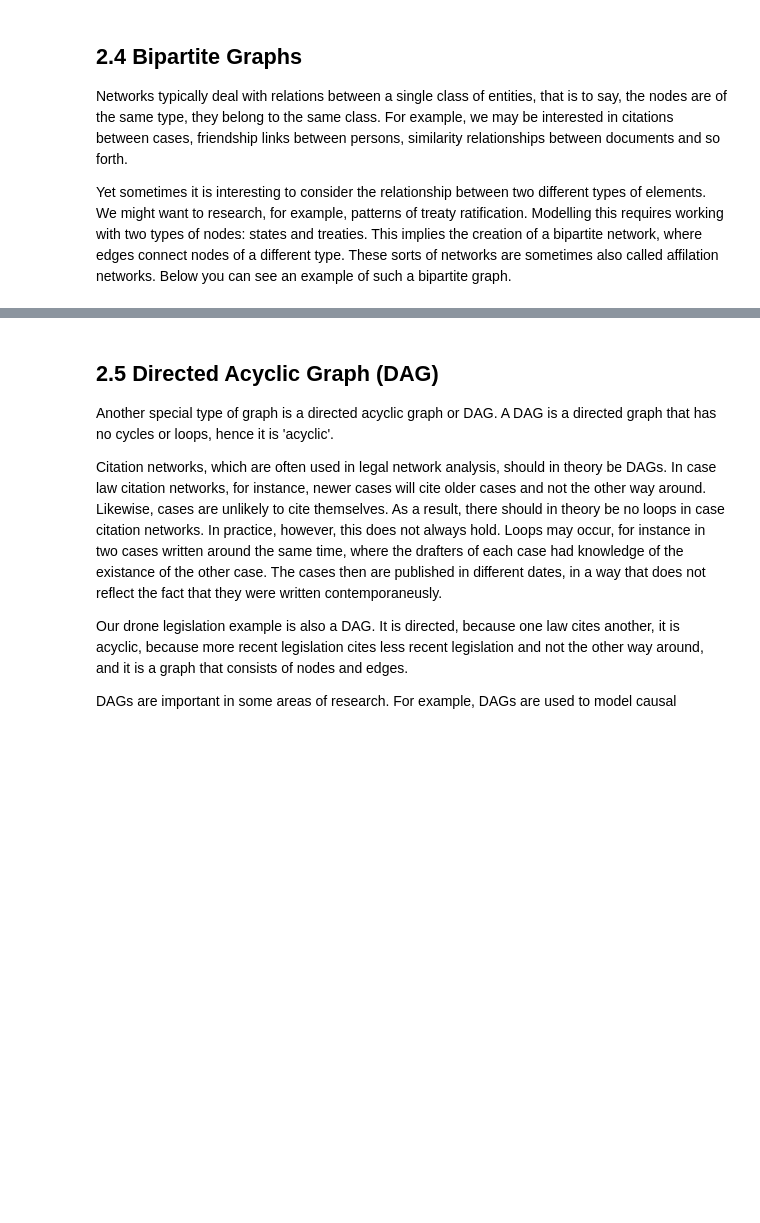
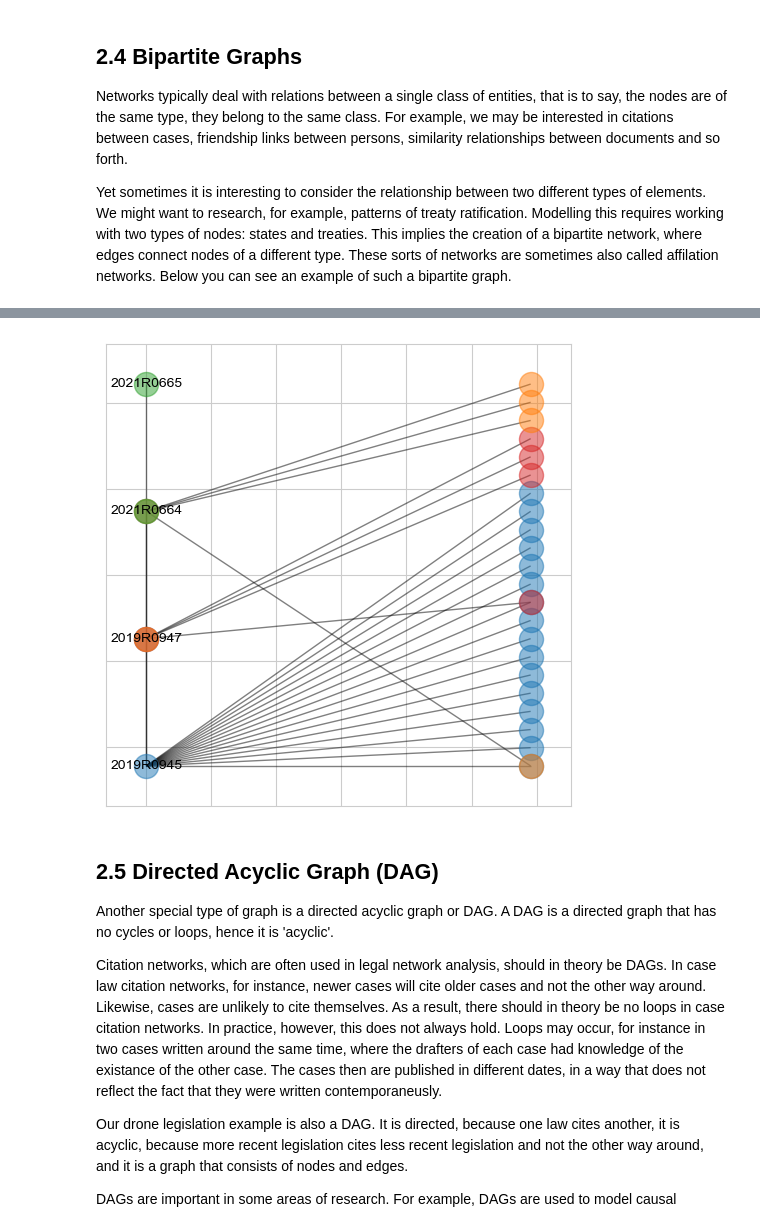
Before and after one commit to maastrichtlawtech/legal-network-textbook, a Jupyter notebook: public/notebooks/Chapter_2_Key_Concepts.ipynb, the cells around one changed output, grey strips where cells are left out. Drawn from its saved outputs; the diff is of its cells as text; code cells hidden in the pictures; blank space fills up the shorter version.

```diff
--- a/public/notebooks/Chapter_2_Key_Concepts.ipynb
+++ b/public/notebooks/Chapter_2_Key_Concepts.ipynb
@@ -139,3 +71,43 @@ plt.show()
+# %%
+drone_specific = ["2019R0945", "2019R0947", "2021R0664", "2021R0665"]
+level0_nodes = [x for x in g_drones if x not in drone_specific]
+level1_nodes = [drone_specific]
+edges_for_2019R0945 = [(x,y) for x, y in g_drones.edges() if x == "2019R0945"]
+edges_for_2019R0947 = [(x,y) for x, y in g_drones.edges() if x == "2019R0947"]
+edges_for_2021R0664 = [(x,y) for x, y in g_drones.edges() if x == "2021R0664"]
+edges_for_2021R0665 = [(x,y) for x, y in g_drones.edges() if x == "2021R0665"]
+
+g_drones_bipartite = nx.Graph()
+
+g_drones_bipartite.add_edges_from(edges_for_2019R0945)
+g_drones_bipartite.add_edges_from(edges_for_2019R0947)
+g_drones_bipartite.add_edges_from(edges_for_2021R0664)
+g_drones_bipartite.add_edges_from(edges_for_2021R0665)
+
+
+nodeset1 = [y for x,y in edges_for_2019R0945]+["2019R0945"]
+nodeset2 = [y for x, y in edges_for_2019R0947]+["2019R0947"]
+nodeset3 = [y for x, y in edges_for_2021R0664]+["2021R0664"]
+nodeset4 = [y for x, y in edges_for_2021R0665]+["2021R0665"]
+
+plt.figure(figsize=(6, 6))
+pos = nx.bipartite_layout(g_drones_bipartite, nodes=drone_specific)
+
+nx.draw_networkx_nodes(g_drones_bipartite, nodelist=nodeset1, node_color="tab:blue", pos = pos, alpha=0.5)
+nx.draw_networkx_edges(g_drones_bipartite, edgelist= edges_for_2019R0945, pos = pos, alpha=0.5)
+
+nx.draw_networkx_nodes(g_drones_bipartite, nodelist=nodeset2, node_color="tab:red", pos = pos, alpha=0.5)
+nx.draw_networkx_edges(g_drones_bipartite, edgelist= edges_for_2019R0947, pos = pos, alpha=0.5)
+
+nx.draw_networkx_nodes(g_drones_bipartite, nodelist=nodeset3, node_color="tab:orange", pos = pos, alpha=0.5)
+nx.draw_networkx_edges(g_drones_bipartite, edgelist= edges_for_2021R0664, pos = pos, alpha=0.5)
+
+nx.draw_networkx_nodes(g_drones_bipartite, nodelist=nodeset4, node_color="tab:green", pos = pos, alpha=0.5)
+nx.draw_networkx_edges(g_drones_bipartite, edgelist= edges_for_2021R0665, pos = pos, alpha=0.5)
+
+nx.draw_networkx_labels(g_drones_bipartite, pos=pos, labels={x:x for x in drone_specific}, font_size=10);
+# %% [output]
+[figure, added]
 # %% [markdown]
 ## 2.5 Directed Acyclic Graph (DAG)
 
```
Also changed, not shown: parts of 4 cells of this notebook, 1 other file.
